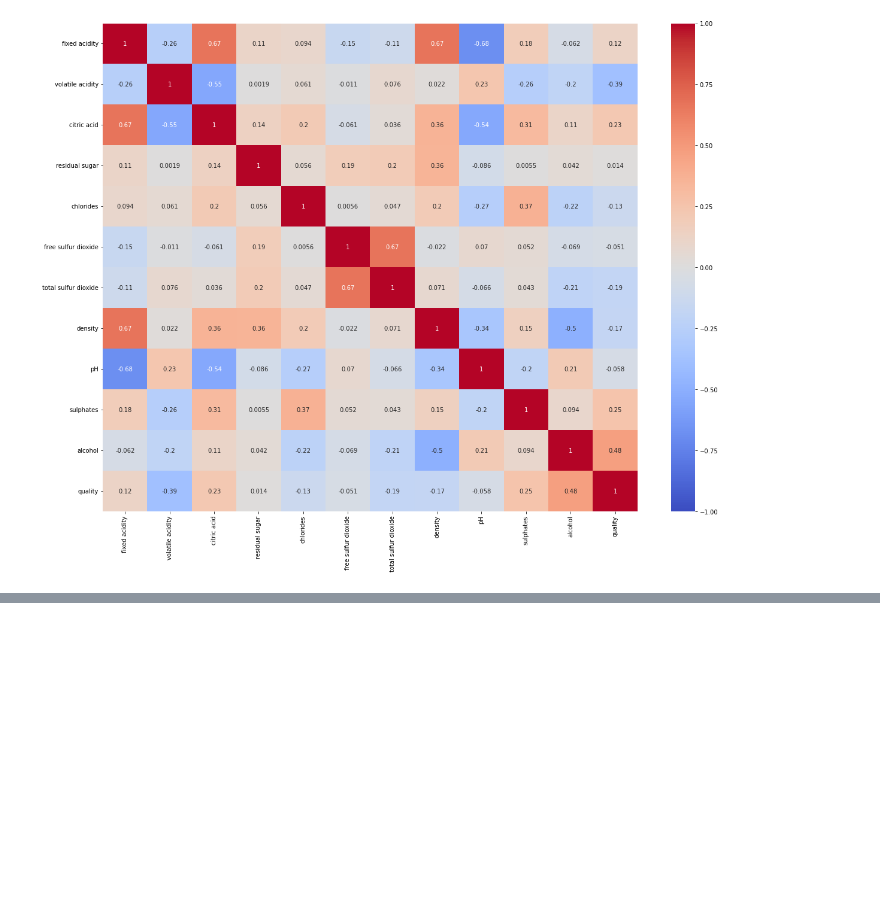
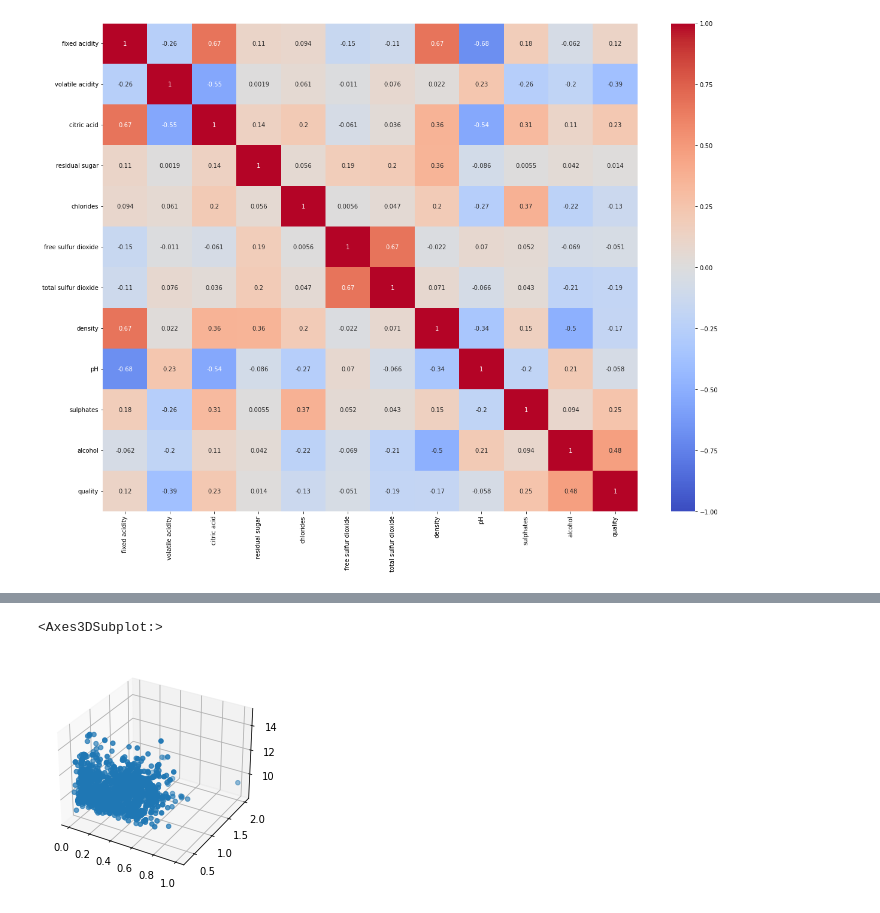
Before and after one commit to BreeTree/progda2022, a Jupyter notebook: assignment/PROGDAassignment.ipynb, the cells around one changed output, grey strips where cells are left out. Saved outputs shown, nothing was run; the diff lists cells and outputs as text; code cells hidden in the pictures; blank space fills up the shorter version.

```diff
--- a/assignment/PROGDAassignment.ipynb
+++ b/assignment/PROGDAassignment.ipynb
@@ -162,6 +154,5 @@ plt.show()
 # %%
-# Separate physicochemical variables from sensory variable
-x = df.iloc[:, :-1]
-y = df.iloc[:, -1]
-print(y)
+# Separate physicochemical variables
+z = df[['citric acid', 'sulphates','alcohol']]
+z
 # %% [output]
@@ -207,0 +314,10 @@ plt.show()
+# %%
+# Distibutions of variables
+# https://sdv.dev/Copulas/tutorials/03_Multivariate_Distributions.html
+import copulas as cp
+from copulas.visualization import scatter_3d
+
+scatter_3d(z)
+# %% [output]
+<Axes3DSubplot:>
+[figure, added]
```
Also changed, not shown: parts of 37 cells of this notebook, 2 other files.
